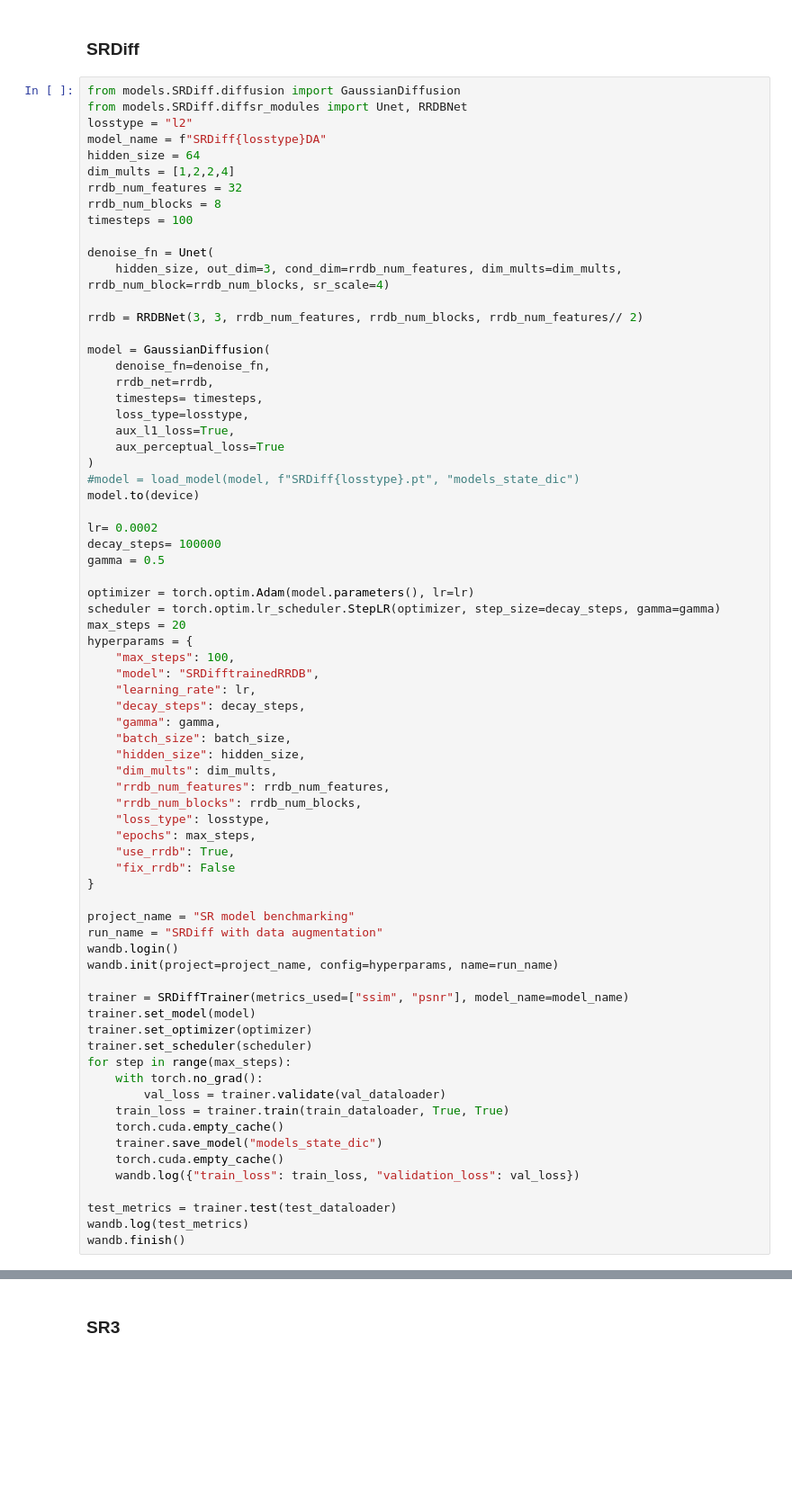
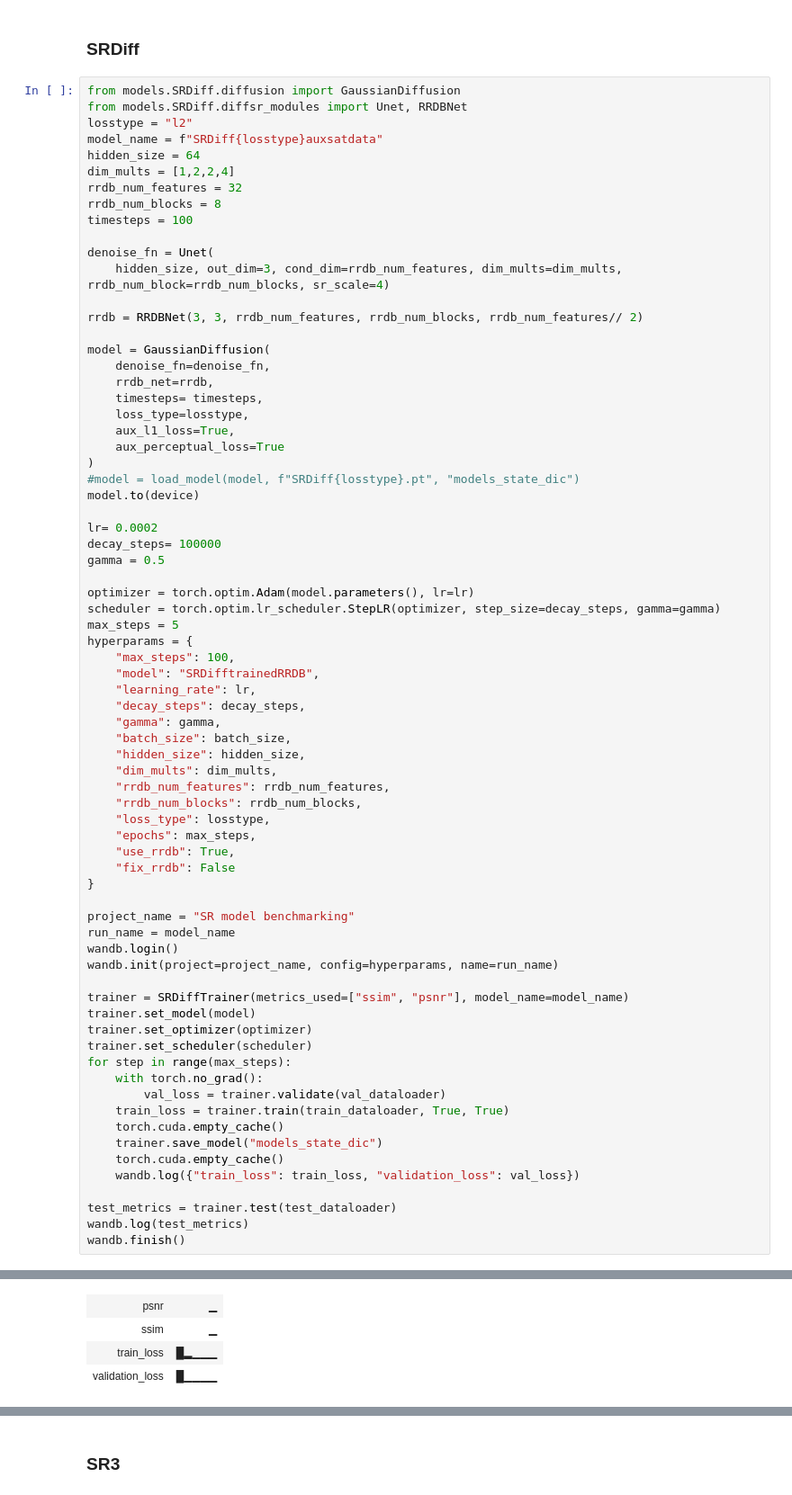
Before and after one commit to Descalabreitor/Satelite-Superresolution-diffusion, a Jupyter notebook: experiments.ipynb, the cells around one changed output, grey strips where cells are left out. Shown at 90% size. Drawn from its saved outputs; the diff is of its cells as text; blank space fills up the shorter version.

```diff
--- a/experiments.ipynb
+++ b/experiments.ipynb
@@ -48,7 +48,7 @@ device = torch.device('cuda' if torch.cuda.is_available() else 'cpu')
 from models.SRDiff.diffusion import GaussianDiffusion
 from models.SRDiff.diffsr_modules import Unet, RRDBNet
 losstype = "l2"
-model_name = f"SRDiff{losstype}DA"
+model_name = f"SRDiff{losstype}auxsatdata"
 hidden_size = 64
 dim_mults = [1,2,2,4]
 rrdb_num_features = 32
@@ -77,7 +77,7 @@ gamma = 0.5
 
 optimizer = torch.optim.Adam(model.parameters(), lr=lr)
 scheduler = torch.optim.lr_scheduler.StepLR(optimizer, step_size=decay_steps, gamma=gamma)
-max_steps = 20
+max_steps = 5
 hyperparams = {
     "max_steps": 100,
     "model": "SRDifftrainedRRDB",
@@ -96,7 +96,7 @@ hyperparams = {
 }
 
 project_name = "SR model benchmarking"
-run_name = "SRDiff with data augmentation"
+run_name = model_name
 wandb.login()
 wandb.init(project=project_name, config=hyperparams, name=run_name)
 
@@ -116,3 +116,4 @@ for step in range(max_steps):
 test_metrics = trainer.test(test_dataloader)
 wandb.log(test_metrics)
 wandb.finish()
+# %% [output]
@@ -118,0 +122,4 @@ wandb.finish()
+| psnr | ▁ |
+| ssim | ▁ |
+| train_loss | █▂▁▁▁ |
+| validation_loss | █▁▁▁▁ |
```
Also changed, not shown: parts of 5 cells of this notebook, 1 other file.
